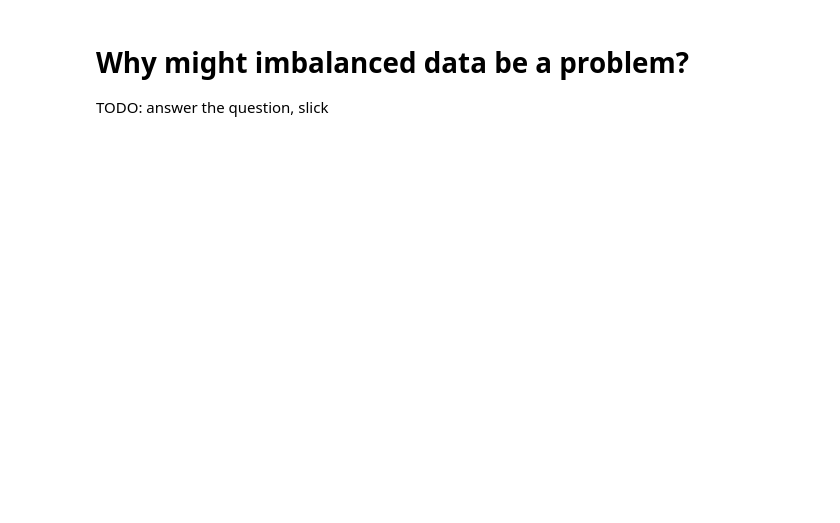
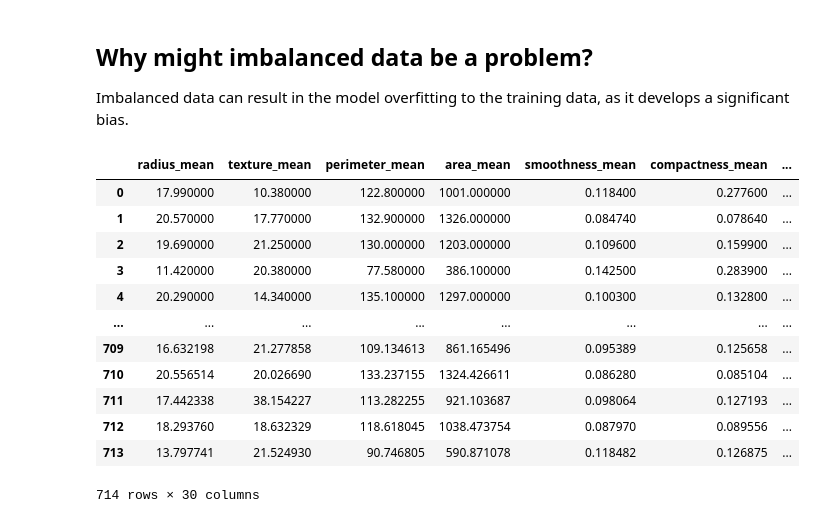
Before and after one commit to TylerJaafari-RIT/csci-635_assignment-2, a Jupyter notebook: Assignment_2_Tyler_Jaafari_CSCI_635.ipynb, the cells around one changed output. Saved outputs shown, nothing was run; the diff lists cells and outputs as text; code cells hidden in the pictures; blank space fills up the shorter version.

```diff
--- a/Assignment_2_Tyler_Jaafari_CSCI_635.ipynb
+++ b/Assignment_2_Tyler_Jaafari_CSCI_635.ipynb
@@ -87,10 +102,25 @@ Feature names seen at fit time, yet now missing:
 # %% [markdown]
-# Why might imbalanced data be a problem?
+## Why might imbalanced data be a problem?
 
-TODO: answer the question, slick
+Imbalanced data can result in the model overfitting to the training data, as it develops a significant bias.
 # %%
 ##################################################
 ######## STEP 4: HANDLING CLASS IMBALANCE ########
 ##################################################
 
 X_resampled, y_resampled = SMOTE().fit_resample(X, y)
+X_resampled
+# %% [output]
+|  | radius_mean | texture_mean | perimeter_mean | area_mean | smoothness_mean | compactness_mean | ... |
+| 0 | 17.990000 | 10.380000 | 122.800000 | 1001.000000 | 0.118400 | 0.277600 | ... |
+| 1 | 20.570000 | 17.770000 | 132.900000 | 1326.000000 | 0.084740 | 0.078640 | ... |
+| 2 | 19.690000 | 21.250000 | 130.000000 | 1203.000000 | 0.109600 | 0.159900 | ... |
+| 3 | 11.420000 | 20.380000 | 77.580000 | 386.100000 | 0.142500 | 0.283900 | ... |
+| 4 | 20.290000 | 14.340000 | 135.100000 | 1297.000000 | 0.100300 | 0.132800 | ... |
+| ... | ... | ... | ... | ... | ... | ... | ... |
+| 709 | 16.632198 | 21.277858 | 109.134613 | 861.165496 | 0.095389 | 0.125658 | ... |
+| 710 | 20.556514 | 20.026690 | 133.237155 | 1324.426611 | 0.086280 | 0.085104 | ... |
+| 711 | 17.442338 | 38.154227 | 113.282255 | 921.103687 | 0.098064 | 0.127193 | ... |
+| 712 | 18.293760 | 18.632329 | 118.618045 | 1038.473754 | 0.087970 | 0.089556 | ... |
+| 713 | 13.797741 | 21.524930 | 90.746805 | 590.871078 | 0.118482 | 0.126875 | ... |
+714 rows × 30 columns
```
Also changed, not shown: parts of 8 cells of this notebook.
